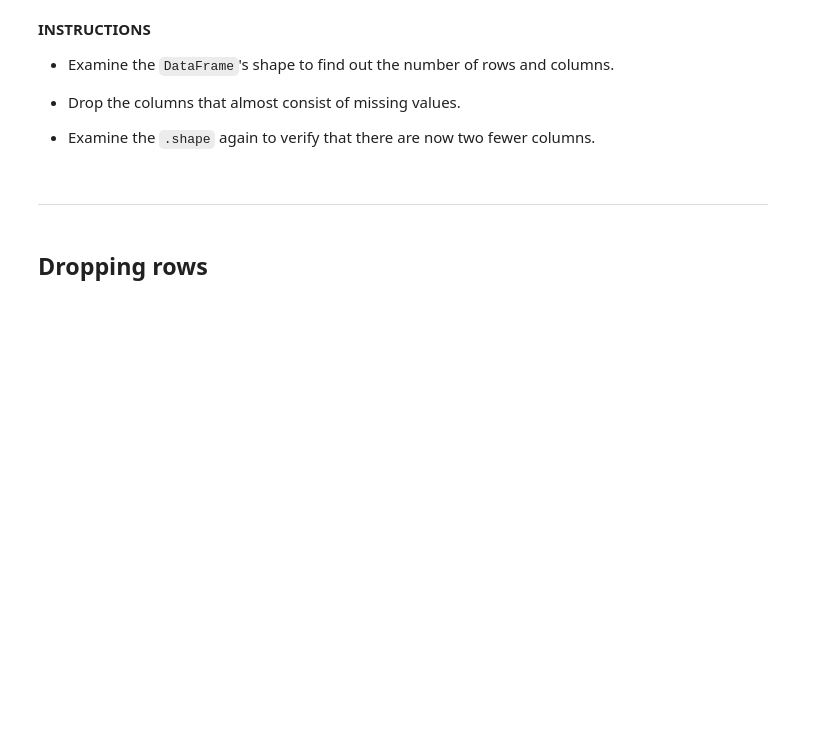
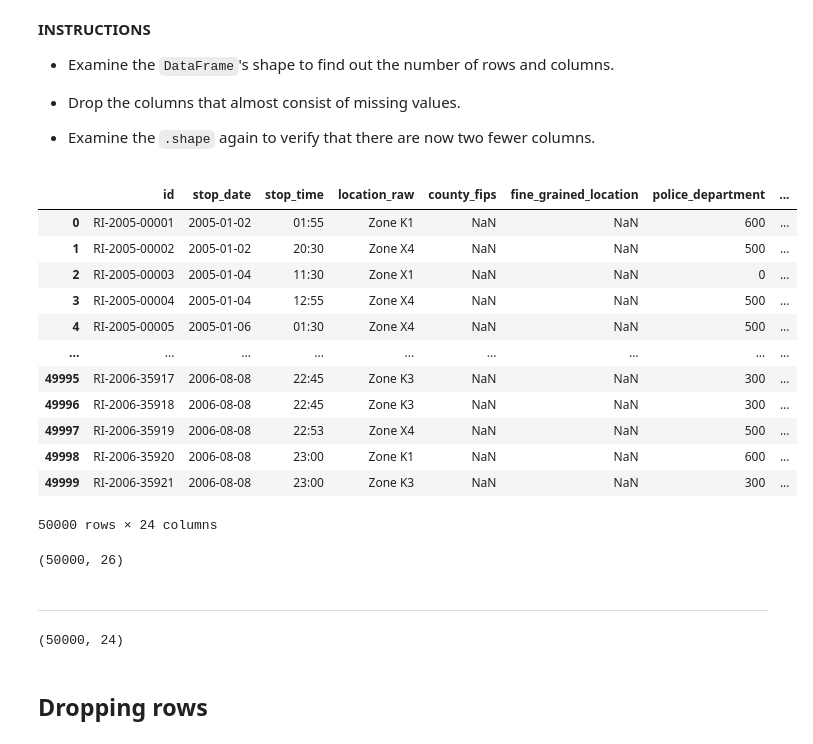
Before and after one commit to Bir01/02_DATA_SCIENCE_DATA_ANALYTICS_MODULE, a Jupyter notebook: 2- Weekly Agendas/Week_5/TrafficPoliceStopProject_Part-1_Preparing_week5_Birgül.ipynb, the cells around one changed output. Drawn from its saved outputs; the diff is of its cells as text; code cells hidden in the pictures; blank space fills up the shorter version.

```diff
--- a/2- Weekly Agendas/Week_5/TrafficPoliceStopProject_Part-1_Preparing_week5_Birgül.ipynb
+++ b/2- Weekly Agendas/Week_5/TrafficPoliceStopProject_Part-1_Preparing_week5_Birgül.ipynb
@@ -115,3 +138,23 @@ You'll drop the ``county_name`` column because it only contains missing values,
 *   Drop the columns that almost consist of missing values.
 
 *   Examine the ``.shape`` again to verify that there are now two fewer columns.
+# %%
+ri.drop(columns = ["county_name","state"])
+# %% [output]
+|  | id | stop_date | stop_time | location_raw | county_fips | fine_grained_location | police_department | ... |
+| 0 | RI-2005-00001 | 2005-01-02 | 01:55 | Zone K1 | NaN | NaN | 600 | ... |
+| 1 | RI-2005-00002 | 2005-01-02 | 20:30 | Zone X4 | NaN | NaN | 500 | ... |
+| 2 | RI-2005-00003 | 2005-01-04 | 11:30 | Zone X1 | NaN | NaN | 0 | ... |
+| 3 | RI-2005-00004 | 2005-01-04 | 12:55 | Zone X4 | NaN | NaN | 500 | ... |
+| 4 | RI-2005-00005 | 2005-01-06 | 01:30 | Zone X4 | NaN | NaN | 500 | ... |
+| ... | ... | ... | ... | ... | ... | ... | ... | ... |
+| 49995 | RI-2006-35917 | 2006-08-08 | 22:45 | Zone K3 | NaN | NaN | 300 | ... |
+| 49996 | RI-2006-35918 | 2006-08-08 | 22:45 | Zone K3 | NaN | NaN | 300 | ... |
+| 49997 | RI-2006-35919 | 2006-08-08 | 22:53 | Zone X4 | NaN | NaN | 500 | ... |
+| 49998 | RI-2006-35920 | 2006-08-08 | 23:00 | Zone K1 | NaN | NaN | 600 | ... |
+| 49999 | RI-2006-35921 | 2006-08-08 | 23:00 | Zone K3 | NaN | NaN | 300 | ... |
+50000 rows × 24 columns
+# %%
+ri.shape
+# %% [output]
+(50000, 26)
@@ -118,5 +163,9 @@ You'll drop the ``county_name`` column because it only contains missing values,
 # %% [markdown]
 ***
+# %%
+ri.shape
+# %% [output]
+(50000, 24)
 # %% [markdown]
 ## Dropping rows
 # %% [markdown]
```
Also changed, not shown: parts of 31 cells of this notebook, 2 other files.
